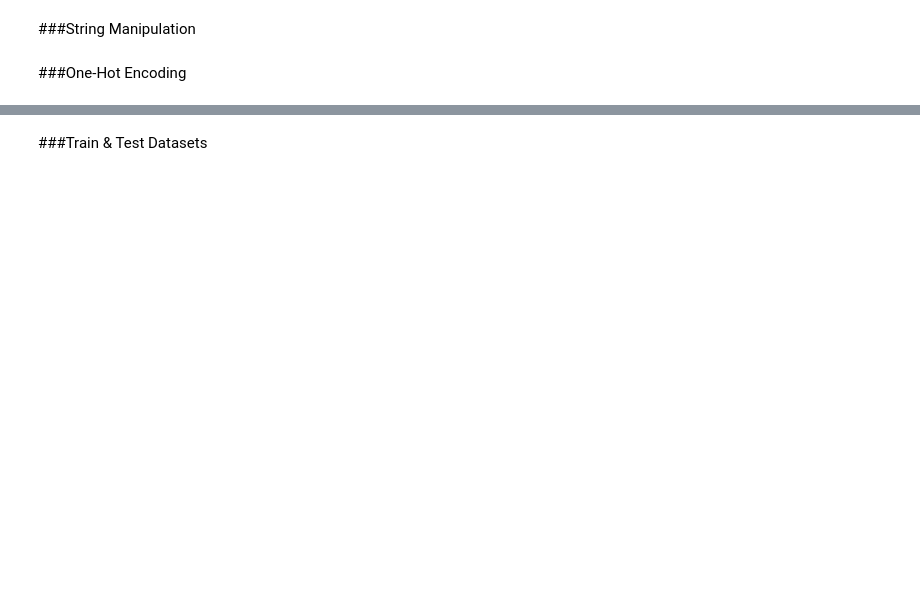
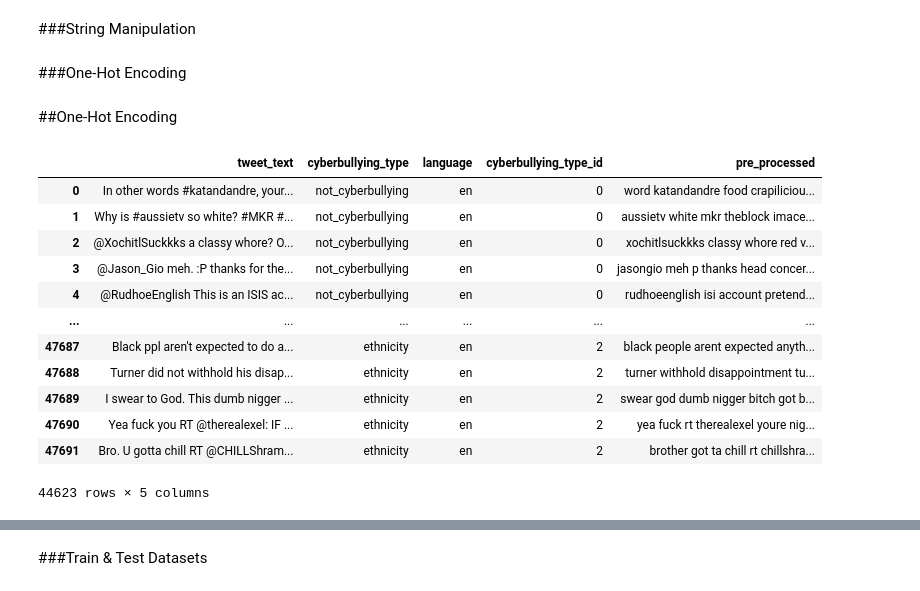
Before and after one commit to MonetaStefano/EL, a Jupyter notebook: Project.ipynb, the cells around one changed output, grey strips where cells are left out. Drawn from its saved outputs; the diff is of its cells as text; code cells hidden in the pictures; blank space fills up the shorter version.

```diff
--- a/Project.ipynb
+++ b/Project.ipynb
@@ -97,3 +97,7 @@ plt.title('Distribution of Languages in Tweets', fontsize = 16);
 df = df[df['language'] == 'en']
 # %% [markdown]
 ##Preprocessing
+# %%
+#map cyberbullying types to numbers
+df['cyberbullying_type_id'] = df.cyberbullying_type.map({'not_cyberbullying': 0, 'gender': 1, 'ethnicity': 2,
+                           'age': 3, 'religion': 4, 'other_cyberbullying': 5,})
@@ -103,0 +478,2 @@ df = df[df['language'] == 'en']
+# %% [markdown]
+##One-Hot Encoding
@@ -103,0 +486,16 @@ df = df[df['language'] == 'en']
+# %%
+df
+# %% [output]
+|  | tweet_text | cyberbullying_type | language | cyberbullying_type_id | pre_processed |
+| 0 | In other words #katandandre, your... | not_cyberbullying | en | 0 | word katandandre food crapiliciou... |
+| 1 | Why is #aussietv so white? #MKR #... | not_cyberbullying | en | 0 | aussietv white mkr theblock imace... |
+| 2 | @XochitlSuckkks a classy whore? O... | not_cyberbullying | en | 0 | xochitlsuckkks classy whore red v... |
+| 3 | @Jason_Gio meh. :P thanks for the... | not_cyberbullying | en | 0 | jasongio meh p thanks head concer... |
+| 4 | @RudhoeEnglish This is an ISIS ac... | not_cyberbullying | en | 0 | rudhoeenglish isi account pretend... |
+| ... | ... | ... | ... | ... | ... |
+| 47687 | Black ppl aren't expected to do a... | ethnicity | en | 2 | black people arent expected anyth... |
+| 47688 | Turner did not withhold his disap... | ethnicity | en | 2 | turner withhold disappointment tu... |
+| 47689 | I swear to God. This dumb nigger ... | ethnicity | en | 2 | swear god dumb nigger bitch got b... |
+| 47690 | Yea fuck you RT @therealexel: IF ... | ethnicity | en | 2 | yea fuck rt therealexel youre nig... |
+| 47691 | Bro. U gotta chill RT @CHILLShram... | ethnicity | en | 2 | brother got ta chill rt chillshra... |
+44623 rows × 5 columns
```
Also changed, not shown: parts of 36 cells of this notebook.
